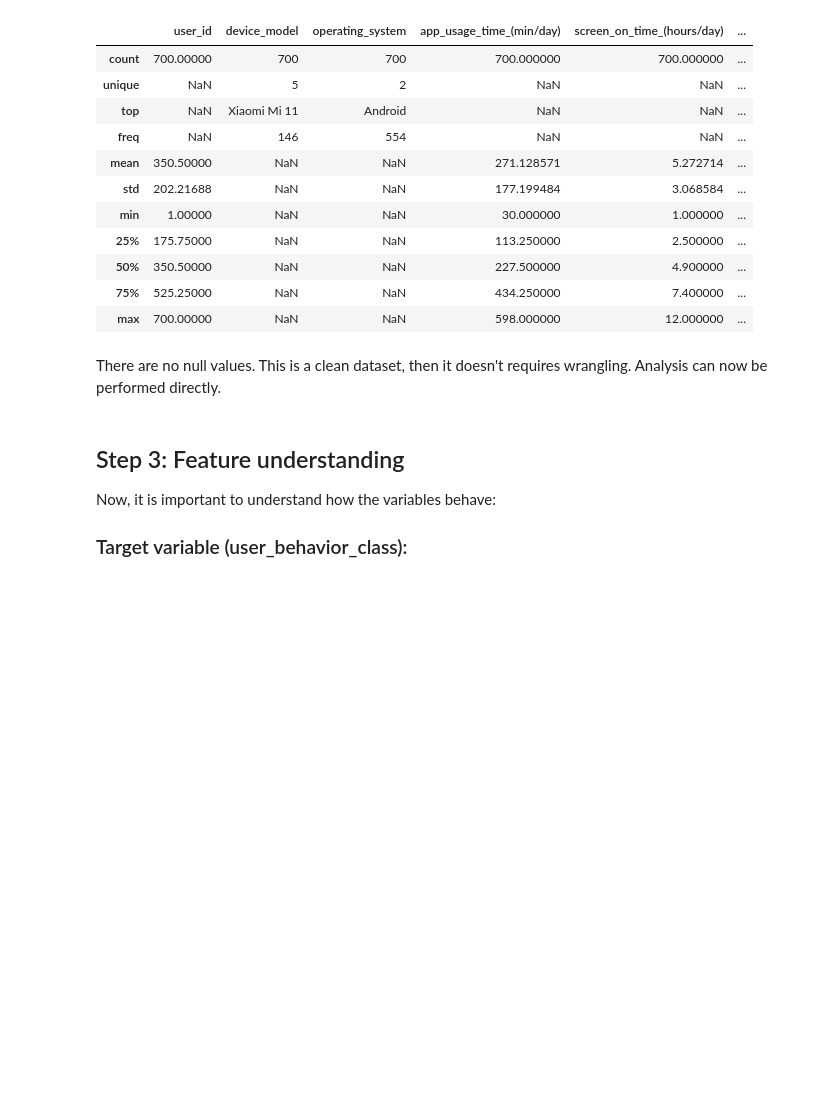
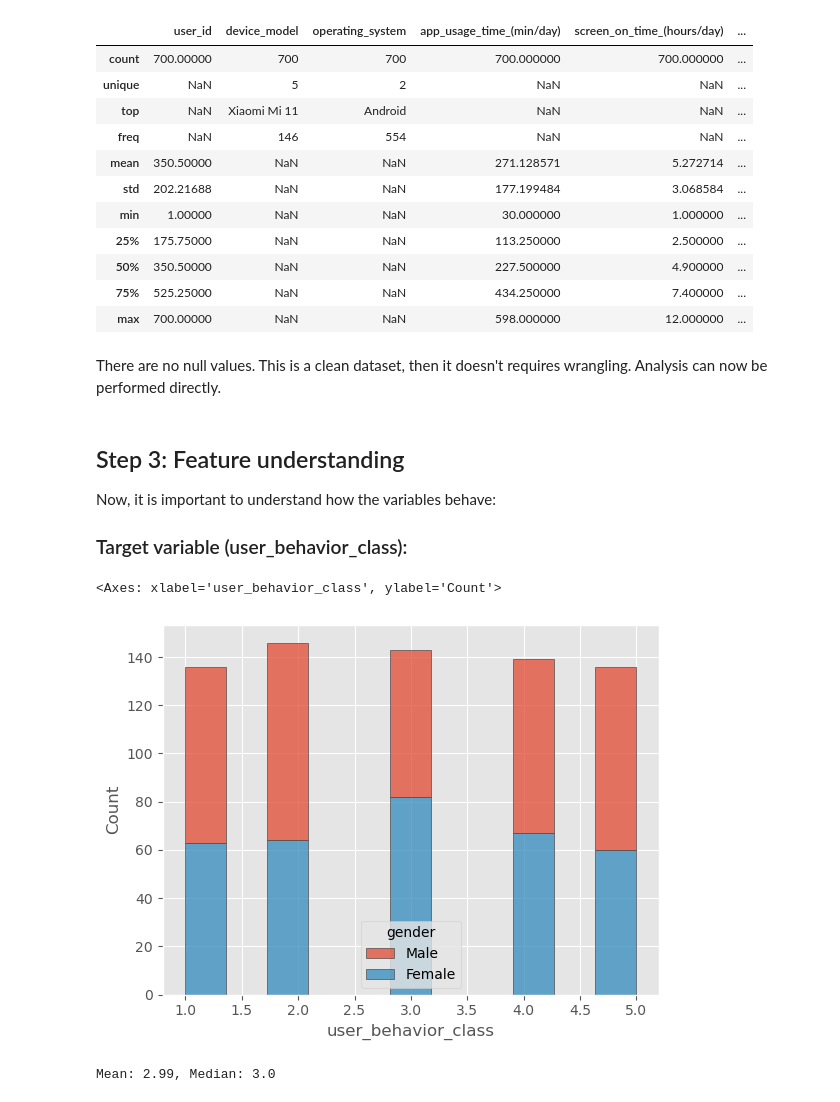
Before and after one commit to bizzaccelerator/classification_of_consumer_behaviour, a Jupyter notebook: notebook.ipynb, the cells around one changed output. Saved outputs shown, nothing was run; the diff lists cells and outputs as text; code cells hidden in the pictures; blank space fills up the shorter version.

Commit message:
Variables 'Operating systems', 'Gender', 'Device used' analyzed.

```diff
--- a/notebook.ipynb
+++ b/notebook.ipynb
@@ -113,3 +113,8 @@ users.head()
 | 2 | 3 | Xiaomi Mi 11 | Android | 154 | 4.0 | ... |
 | 3 | 4 | Google Pixel 5 | Android | 239 | 4.8 | ... |
 | 4 | 5 | iPhone 12 | iOS | 187 | 4.3 | ... |
+# %%
+# Modify the type of target variable:
+print(users['user_behavior_class'].unique())
+users['user_behavior_class'] = users['user_behavior_class'].astype(object)
+print('\n While those are numeric values, they are best treated as categories.')
@@ -137,3 +167,22 @@ There are no null values. This is a clean dataset, then it doesn't requires wran
 Now, it is important to understand how the variables behave:
 
 ### Target variable (user_behavior_class):
+# %%
+sns.histplot(
+    users,
+    x="user_behavior_class", hue="gender",
+    multiple="stack",
+    edgecolor=".3",
+    linewidth=.5,
+    log_scale=False,
+)
+# %% [output]
+<Axes: xlabel='user_behavior_class', ylabel='Count'>
+[figure, added]
+# %%
+# The Central Tendency measures are
+mean = users['user_behavior_class'].mean()
+median = users['user_behavior_class'].median()
+print(f"Mean: {mean}, Median: {median}")
+# %% [output]
+Mean: 2.99, Median: 3.0
```
Also changed, not shown: parts of 21 cells of this notebook.
